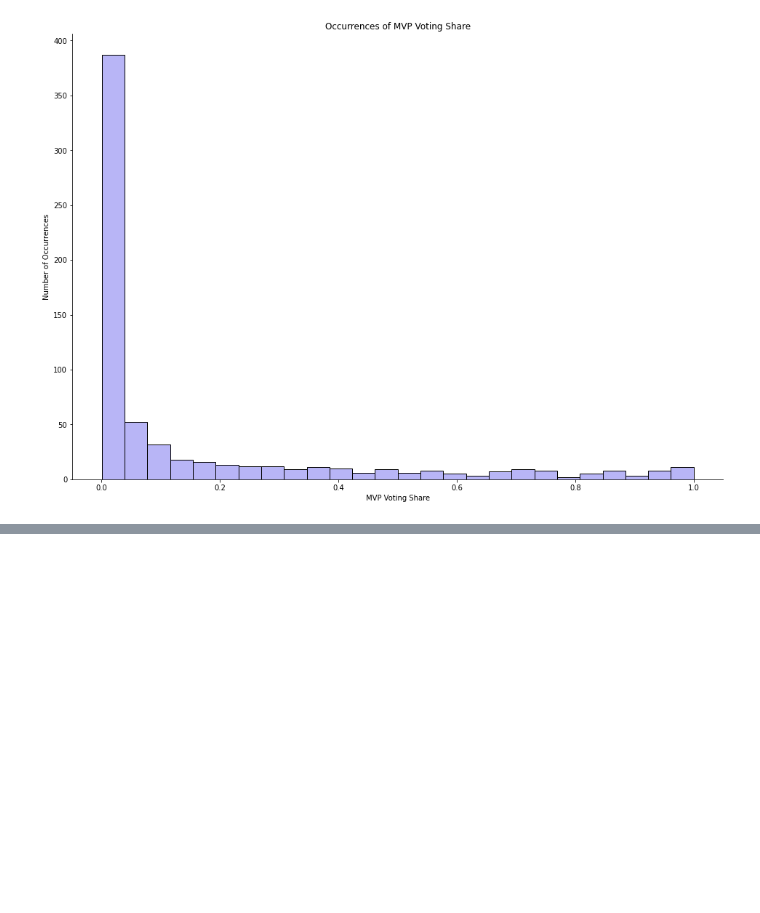
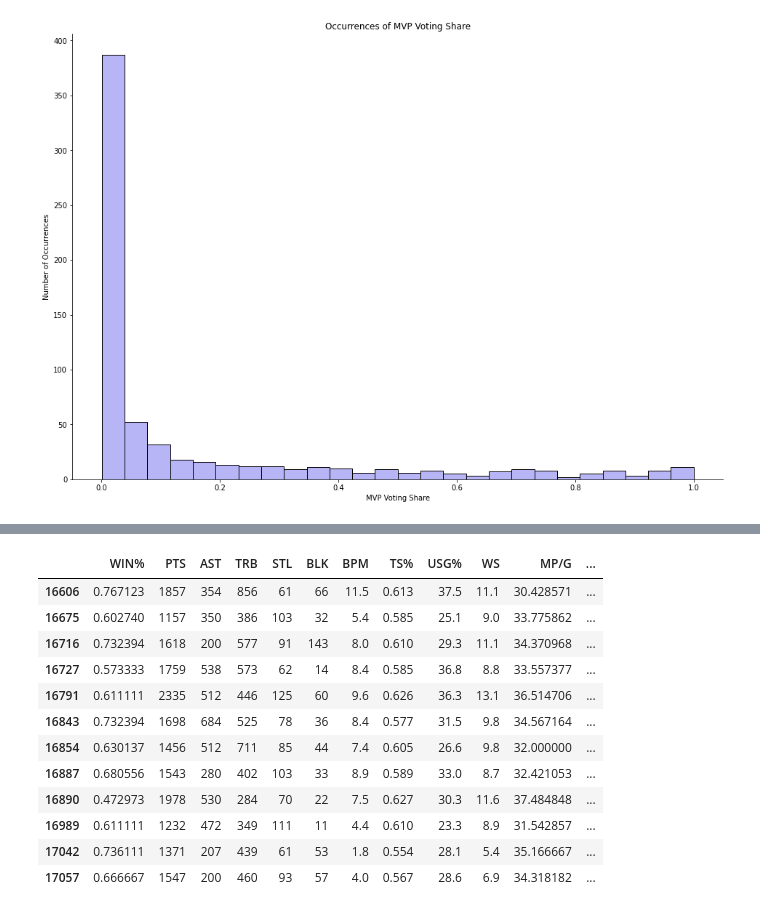
Before and after one commit to biepansiri01/nbamvpprediction, a Jupyter notebook: mvpprediction.ipynb, the cells around one changed output, grey strips where cells are left out. Cells and saved outputs as stored; diff of their text form; code cells hidden in the pictures; blank space fills up the shorter version.

```diff
--- a/mvpprediction.ipynb
+++ b/mvpprediction.ipynb
@@ -60,0 +121,18 @@ hist.fig.set_figheight(10)
+# %%
+test_df = mvp_candidate.loc[(mvp_candidate["YEAR"] == 2020)]
+test_df = test_df[selected_feature+["Voting_Share"]]
+test_df
+# %% [output]
+|  | WIN% | PTS | AST | TRB | STL | BLK | BPM | TS% | USG% | WS | MP/G | ... |
+| 16606 | 0.767123 | 1857 | 354 | 856 | 61 | 66 | 11.5 | 0.613 | 37.5 | 11.1 | 30.428571 | ... |
+| 16675 | 0.602740 | 1157 | 350 | 386 | 103 | 32 | 5.4 | 0.585 | 25.1 | 9.0 | 33.775862 | ... |
+| 16716 | 0.732394 | 1618 | 200 | 577 | 91 | 143 | 8.0 | 0.610 | 29.3 | 11.1 | 34.370968 | ... |
+| 16727 | 0.573333 | 1759 | 538 | 573 | 62 | 14 | 8.4 | 0.585 | 36.8 | 8.8 | 33.557377 | ... |
+| 16791 | 0.611111 | 2335 | 512 | 446 | 125 | 60 | 9.6 | 0.626 | 36.3 | 13.1 | 36.514706 | ... |
+| 16843 | 0.732394 | 1698 | 684 | 525 | 78 | 36 | 8.4 | 0.577 | 31.5 | 9.8 | 34.567164 | ... |
+| 16854 | 0.630137 | 1456 | 512 | 711 | 85 | 44 | 7.4 | 0.605 | 26.6 | 9.8 | 32.000000 | ... |
+| 16887 | 0.680556 | 1543 | 280 | 402 | 103 | 33 | 8.9 | 0.589 | 33.0 | 8.7 | 32.421053 | ... |
+| 16890 | 0.472973 | 1978 | 530 | 284 | 70 | 22 | 7.5 | 0.627 | 30.3 | 11.6 | 37.484848 | ... |
+| 16989 | 0.611111 | 1232 | 472 | 349 | 111 | 11 | 4.4 | 0.610 | 23.3 | 8.9 | 31.542857 | ... |
+| 17042 | 0.736111 | 1371 | 207 | 439 | 61 | 53 | 1.8 | 0.554 | 28.1 | 5.4 | 35.166667 | ... |
+| 17057 | 0.666667 | 1547 | 200 | 460 | 93 | 57 | 4.0 | 0.567 | 28.6 | 6.9 | 34.318182 | ... |
```
Also changed, not shown: parts of 21 cells of this notebook.
